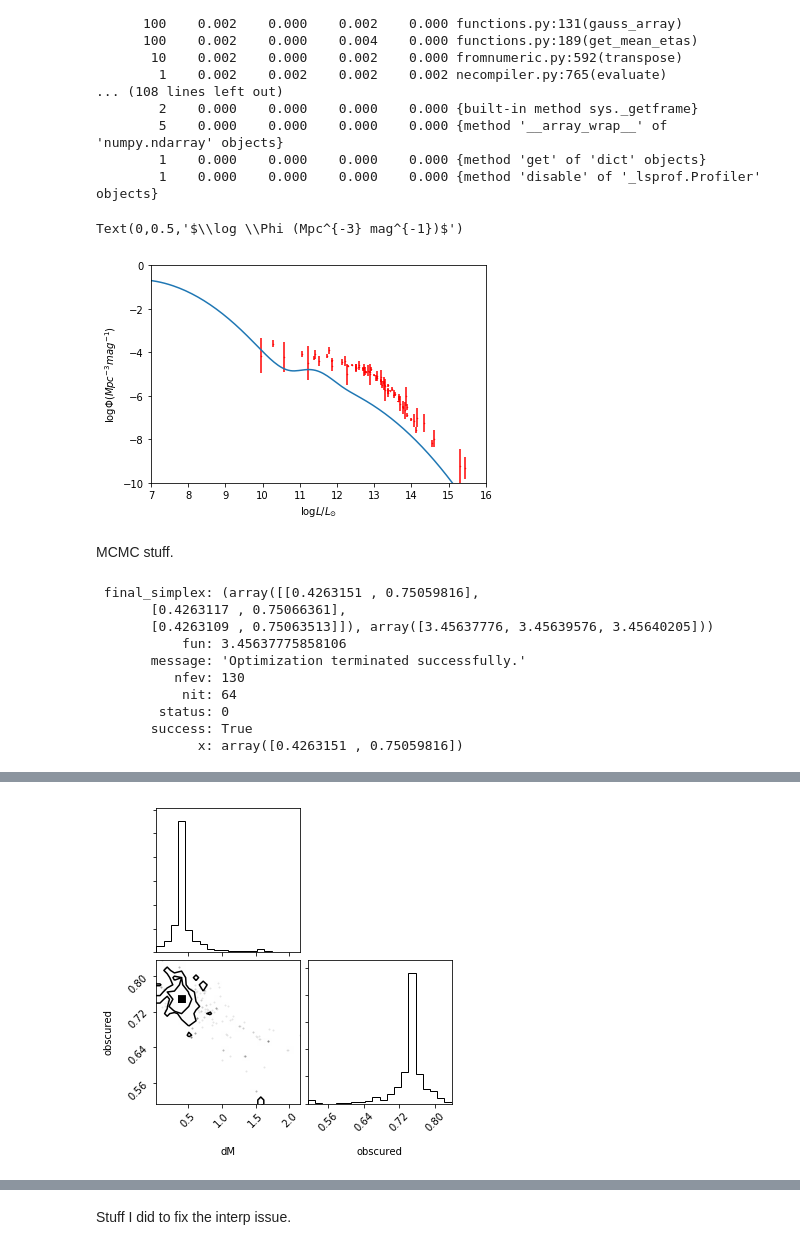
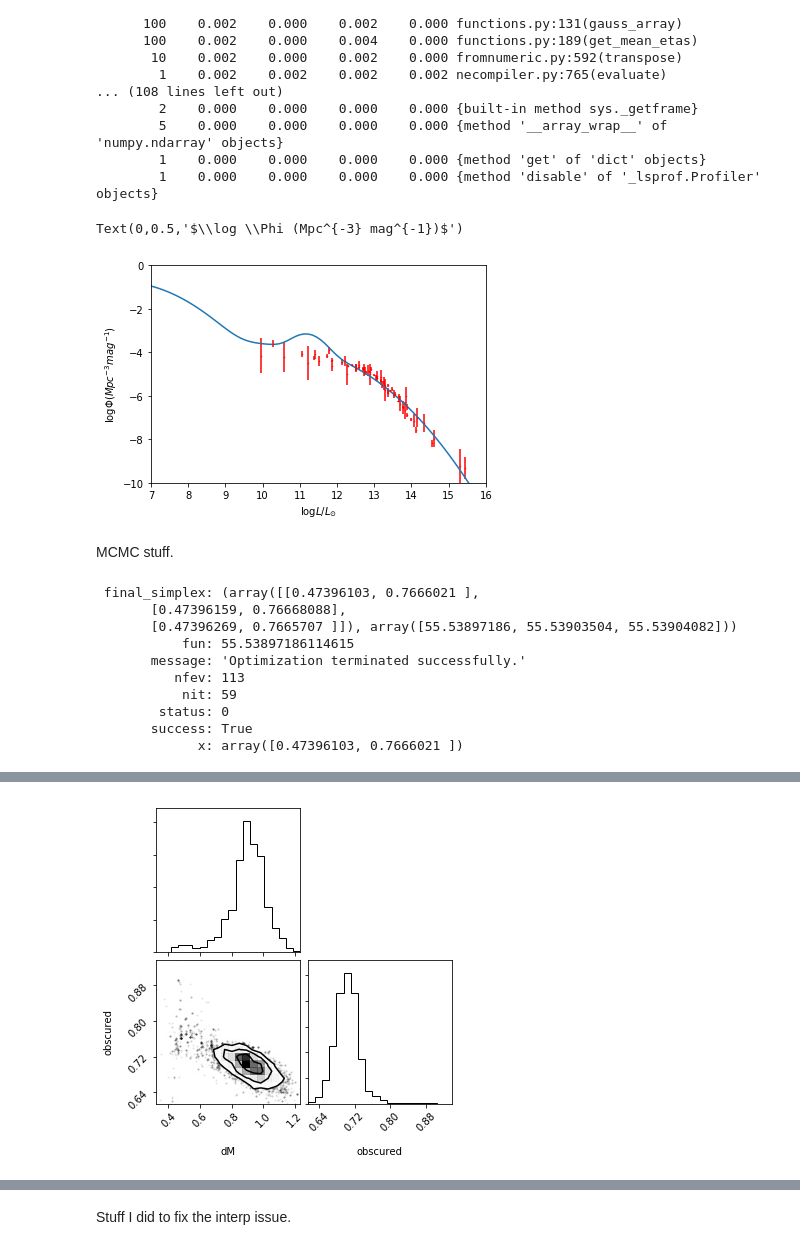
Before and after one commit to megantillman/get_QLF, a Jupyter notebook: get_QLF_notebook.ipynb, the cells around one changed output, grey strips where cells are left out. Cells and saved outputs as stored; diff of their text form; code cells hidden in the pictures.

Commit message:
Did some more MCMC but with all z (does left end seem higher?)

```diff
--- a/get_QLF_notebook.ipynb
+++ b/get_QLF_notebook.ipynb
@@ -31,9 +31,10 @@ def get_QLF(z, bin_num, dM, obscured, Mmid = 10., smhm_scat = .3, prob_zero = [0
         1    0.000    0.000    0.000    0.000 {method 'get' of 'dict' objects}
         1    0.000    0.000    0.000    0.000 {method 'disable' of '_lsprof.Profiler' objects}
 # %%
-xi, yi = get_QLF(6.,200,.3,.6, Mmid=10.,standev = [.85,.85,.3])
+zlist = [0.0, 0.1, 0.2, 0.5, 1.0, 1.5, 2.0, 2.5, 3.0, 3.5, 4.0, 4.5, 5.0, 5.5, 6.0]
+z = 2.
+xi, yi = get_QLF(z,100,.3,.75, Mmid=10.,standev = [.85,.85,.3])
 plt.plot(xi, yi)
-z = 2
 x, y , yerr = grab_obs(z)
 plt.errorbar(x, y, yerr = yerr, fmt = 'o', markersize = .5,color='r')
 plt.axis([7,16,-10,0])
@@ -41,7 +42,7 @@ plt.xlabel(r'$\log L/L_{\odot}$')
 plt.ylabel(r'$\log \Phi (Mpc^{-3} mag^{-1})$')
 # %% [output]
 Text(0,0.5,'$\\log \\Phi (Mpc^{-3} mag^{-1})$')
-[figure, old version]
+[figure, new version]
 # %% [markdown]
 MCMC stuff.
 # %%
@@ -74,7 +75,7 @@ def lnprob(p, x, y, err):
         return lp + lnchi2(p, x, y, err)
     return -np.inf
 
-z = 5.
+z = 3.
 bin_num = 200
 smhm_scat = .3
 
@@ -83,7 +84,7 @@ qlf.get_zparams()
 qlf.get_dNdMstar(smhm_scat)
 
 ### if we go through mcmc for one z value without changing the bin_num of smhm scatter we can do this
-def get_QLF_mcmc(dM, obscured, Mmid = 10., prob_zero = [0,0,0], standev = [.85, .85, .35]):
+def get_QLF_mcmc(dM, obscured, Mmid = 10.3, prob_zero = [0,0,0], standev = [.85, .85, .35]):
 
     qlf.get_SMBM(dM, Mmid)
     qlf.get_dNdMbh()
@@ -98,24 +99,27 @@ ndim, nwalkers = 2, 20
 nll = lambda *args: -lnchi2(*args)
 result = op.minimize(nll, p, args=(xt, yt, yerr),method = 'Nelder-Mead')
 
-pos = [result["x"] + 1e-4*np.random.randn(ndim) for i in range(nwalkers)]
+pos = [result["x"] + .1*np.random.randn(ndim) for i in range(nwalkers)]
 sampler = emcee.EnsembleSampler(nwalkers, ndim, lnprob, args=(xt,yt,yerr))
-sampler.run_mcmc(pos,300)
+sampler.run_mcmc(pos,500)
+##more jumps and bigger jumps
+##understand results and do a joint fit with all redshifts
+##corner plots
 
 print(result)
 # %% [output]
- final_simplex: (array([[0.4263151 , 0.75059816],
-       [0.4263117 , 0.75066361],
-       [0.4263109 , 0.75063513]]), array([3.45637776, 3.45639576, 3.45640205]))
-           fun: 3.45637775858106
+ final_simplex: (array([[0.47396103, 0.7666021 ],
+       [0.47396159, 0.76668088],
+       [0.47396269, 0.7665707 ]]), array([55.53897186, 55.53903504, 55.53904082]))
+           fun: 55.53897186114615
        message: 'Optimization terminated successfully.'
-          nfev: 130
-           nit: 64
+          nfev: 113
+           nit: 59
         status: 0
        success: True
-             x: array([0.4263151 , 0.75059816])
+             x: array([0.47396103, 0.7666021 ])
 # %%
-samples = sampler.chain[:,:50,:].reshape((-1, ndim))
+samples = sampler.chain[:,:,:].reshape((-1, ndim))
 fig = corner.corner(samples, labels = ['dM','obscured'])
 mcmcdM, mcmcObs = np.mean(samples[:,0]), np.mean(samples[:,1])
 # %% [output]
@@ -123,4 +126,4 @@ WARNING:root:Too few points to create valid contours
-[figure, old version]
+[figure, new version]
 # %%
 xi, yi = get_QLF_mcmc(mcmcdM, mcmcObs)
 plt.plot(xi, yi)
```
Also changed, not shown: parts of 8 cells of this notebook.
